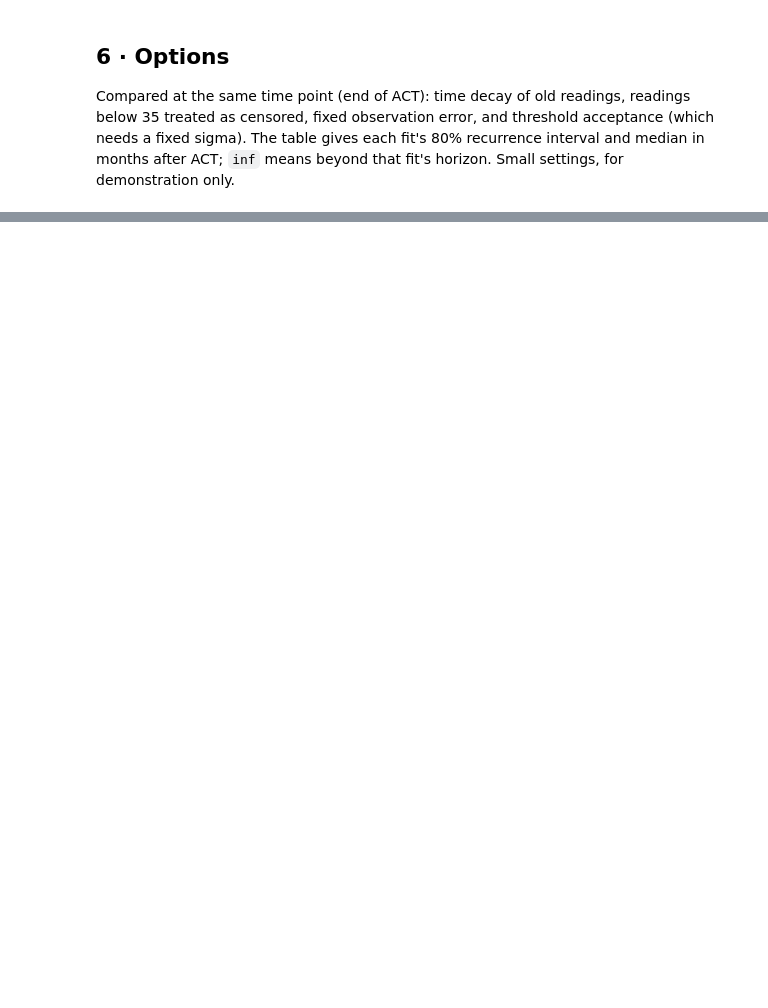
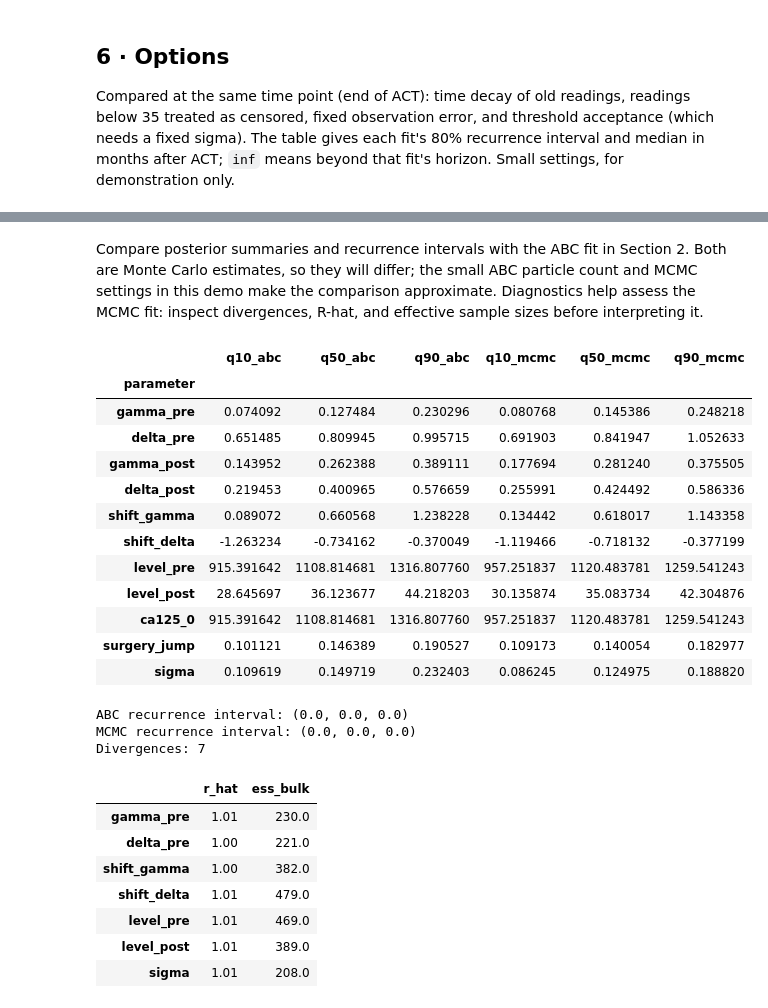
Before and after one commit to YunliQi/IMOWorkshop2026_Uncertainty, a Jupyter notebook: tool_demo.ipynb, the cells around one changed output, grey strips where cells are left out. Drawn from its saved outputs; the diff is of its cells as text; code cells hidden in the pictures; blank space fills up the shorter version.

```diff
--- a/tool_demo.ipynb
+++ b/tool_demo.ipynb
@@ -341,0 +392,44 @@ display(pd.DataFrame(rows).set_index("setting").round(2))
+# %% [markdown]
+Compare posterior summaries and recurrence intervals with the ABC fit in Section 2.
+Both are Monte Carlo estimates, so they will differ; the small ABC particle count and
+MCMC settings in this demo make the comparison approximate. Diagnostics help assess the
+MCMC fit: inspect divergences, R-hat, and effective sample sizes before interpreting it.
+# %%
+display(snap.summary().set_index("parameter").join(
+    mcmc_snap.summary().set_index("parameter"), lsuffix="_abc", rsuffix="_mcmc"))
+print("ABC recurrence interval:", snap.recurrence_interval())
+print("MCMC recurrence interval:", mcmc_snap.recurrence_interval())
+
+diagnostics = mcmc_snap.posterior.diagnostics
+print("Divergences:", diagnostics["divergences"])
+display(pd.DataFrame({"r_hat": diagnostics["r_hat"], "ess_bulk": diagnostics["ess"]}))
+
+# The same update and replay APIs work with MCMC:
+# mcmc_updated = mcmc_forecaster.step(mcmc_snap, t_new, y_new)
+# mcmc_history = mcmc_forecaster.replay(record)
+# mcmc_history.plot_tube()
+# %% [output]
+|  | q10_abc | q50_abc | q90_abc | q10_mcmc | q50_mcmc | q90_mcmc |
+| parameter |  |  |  |  |  |  |
+| gamma_pre | 0.074092 | 0.127484 | 0.230296 | 0.080768 | 0.145386 | 0.248218 |
+| delta_pre | 0.651485 | 0.809945 | 0.995715 | 0.691903 | 0.841947 | 1.052633 |
+| gamma_post | 0.143952 | 0.262388 | 0.389111 | 0.177694 | 0.281240 | 0.375505 |
+| delta_post | 0.219453 | 0.400965 | 0.576659 | 0.255991 | 0.424492 | 0.586336 |
+| shift_gamma | 0.089072 | 0.660568 | 1.238228 | 0.134442 | 0.618017 | 1.143358 |
+| shift_delta | -1.263234 | -0.734162 | -0.370049 | -1.119466 | -0.718132 | -0.377199 |
+| level_pre | 915.391642 | 1108.814681 | 1316.807760 | 957.251837 | 1120.483781 | 1259.541243 |
+| level_post | 28.645697 | 36.123677 | 44.218203 | 30.135874 | 35.083734 | 42.304876 |
+| ca125_0 | 915.391642 | 1108.814681 | 1316.807760 | 957.251837 | 1120.483781 | 1259.541243 |
+| surgery_jump | 0.101121 | 0.146389 | 0.190527 | 0.109173 | 0.140054 | 0.182977 |
+| sigma | 0.109619 | 0.149719 | 0.232403 | 0.086245 | 0.124975 | 0.188820 |
+ABC recurrence interval: (0.0, 0.0, 0.0)
+MCMC recurrence interval: (0.0, 0.0, 0.0)
+Divergences: 7
+|  | r_hat | ess_bulk |
+| gamma_pre | 1.01 | 230.0 |
+| delta_pre | 1.00 | 221.0 |
+| shift_gamma | 1.00 | 382.0 |
+| shift_delta | 1.01 | 479.0 |
+| level_pre | 1.01 | 469.0 |
+| level_post | 1.01 | 389.0 |
+| sigma | 1.01 | 208.0 |
```
Also changed, not shown: parts of 16 cells of this notebook, 7 other files.
